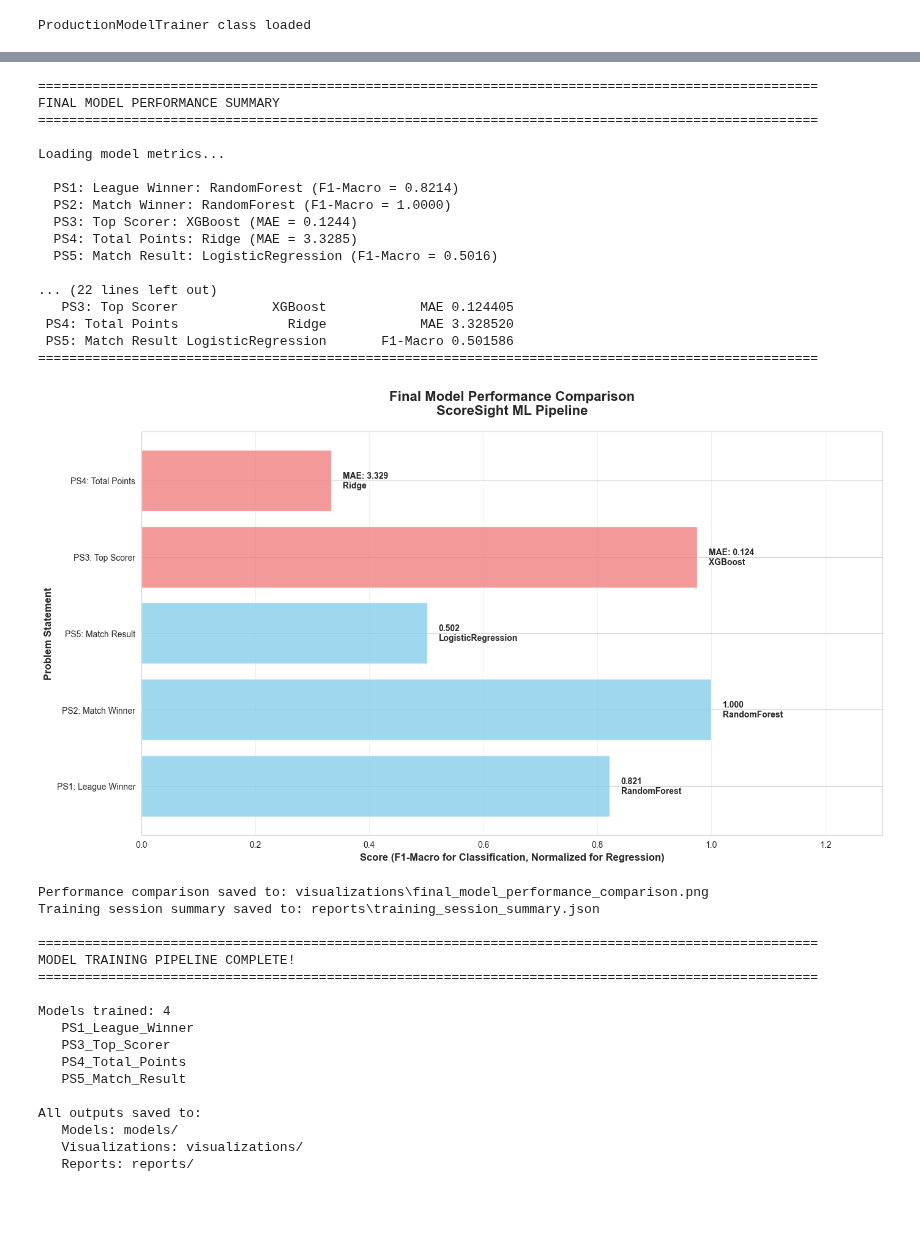
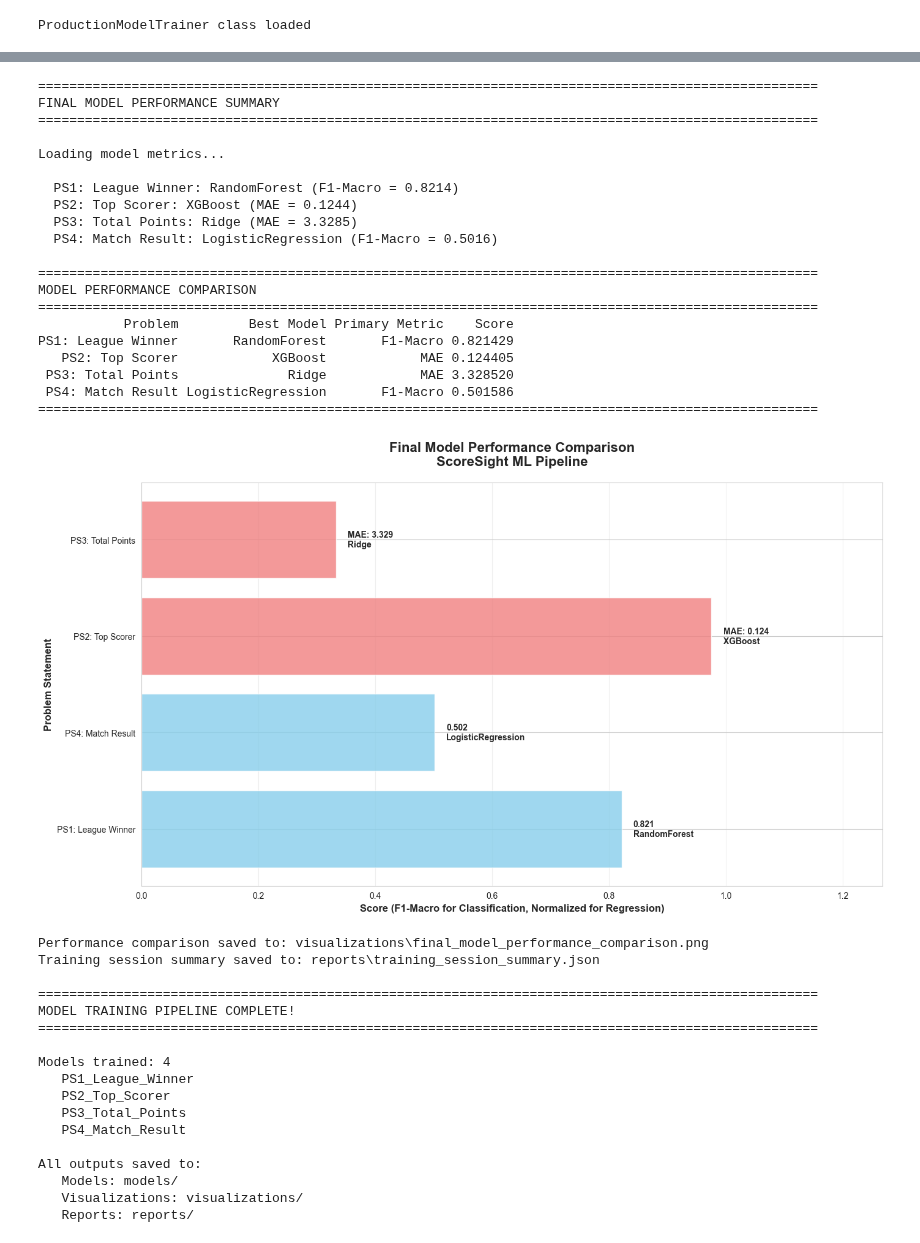
Before and after one commit to springboardmentor345a-create/Projects_2, a Jupyter notebook: notebooks/Model_Training.ipynb, the cells around one changed output, grey strips where cells are left out. Saved outputs shown, nothing was run; the diff lists cells and outputs as text; code cells hidden in the pictures; blank space fills up the shorter version.

Commit message:
Refactor: Remove PS2 Match Winner and renumber problem statements to PS1-PS4

```diff
--- a/notebooks/Model_Training.ipynb
+++ b/notebooks/Model_Training.ipynb
@@ -1520,6 +1460,6 @@ PS5 TRAINING COMPLETE
 # %%
 # ==================================================
-# Cell 9: FINAL MODEL PERFORMANCE SUMMARY
+# Cell 8: FINAL MODEL PERFORMANCE SUMMARY
 # ==================================================
 
 print("\n" + "=" * 100)
@@ -1529,10 +1469,9 @@ print("=" * 100)
 # Define paths to all metric files
 METRICS_PATHS = {
     'PS1: League Winner': MODELS_DIR / 'ps1_league_winner_metadata.json',
-    'PS2: Match Winner': MODELS_DIR / 'ps2_match_winner_metadata.json',
-    'PS3: Top Scorer': MODELS_DIR / 'ps3_top_scorer_metadata.json',
-    'PS4: Total Points': MODELS_DIR / 'ps4_total_points_metadata.json',
-    'PS5: Match Result': MODELS_DIR / 'ps5_match_result_metrics.json'
+    'PS2: Top Scorer': MODELS_DIR / 'ps2_top_scorer_metadata.json',
+    'PS3: Total Points': MODELS_DIR / 'ps3_total_points_metadata.json',
+    'PS4: Match Result': MODELS_DIR / 'ps4_match_result_metrics.json'
 }
 
 # Collect metrics
@@ -1552,7 +1491,7 @@ for name, path in METRICS_PATHS.items():
         best_model = metrics.get('best_model', 'Unknown')
 
         # Extract primary metric based on problem type
-        if 'PS1' in name or 'PS2' in name or 'PS5' in name:
+        if 'PS1' in name or 'PS4' in name:
             # Classification
             metric_name = 'F1-Macro'
             score = None
@@ -1567,7 +1506,7 @@ for name, path in METRICS_PATHS.items():
             if score is None and 'test_metrics' in metrics:
                 score = metrics['test_metrics'].get('f1_macro')
 
-        elif 'PS3' in name or 'PS4' in name:
+        elif 'PS2' in name or 'PS3' in name:
             # Regression
             metric_name = 'MAE'
             score = None
@@ -1662,42 +1601,45 @@ if summary_data:
     session_path = REPORTS_DIR / 'training_session_summary.json'
     with open(session_path, 'w') as f:
         json.dump(TRAINING_SESSION, f, indent=2)
 
     print(f"Training session summary saved to: {session_path}")
 
 else:
     print("\nNo model metrics were loaded. Training may not have completed successfully.")
 
 print("\n" + "=" * 100)
 print("MODEL TRAINING PIPELINE COMPLETE!")
 print("=" * 100)
 print(f"\nModels trained: {len(TRAINING_SESSION['models_trained'])}")
 for model in TRAINING_SESSION['models_trained']:
     print(f"   {model}")
 
 print(f"\nAll outputs saved to:")
 print(f"   Models: {MODELS_DIR}/")
 print(f"   Visualizations: {VIZ_DIR}/")
 print(f"   Reports: {REPORTS_DIR}/")
 # %% [output]
 ====================================================================================================
 FINAL MODEL PERFORMANCE SUMMARY
 ====================================================================================================
 
 Loading model metrics...
 
   PS1: League Winner: RandomForest (F1-Macro = 0.8214)
-  PS2: Match Winner: RandomForest (F1-Macro = 1.0000)
-  PS3: Top Scorer: XGBoost (MAE = 0.1244)
-  PS4: Total Points: Ridge (MAE = 3.3285)
-  PS5: Match Result: LogisticRegression (F1-Macro = 0.5016)
+  PS2: Top Scorer: XGBoost (MAE = 0.1244)
+  PS3: Total Points: Ridge (MAE = 3.3285)
+  PS4: Match Result: LogisticRegression (F1-Macro = 0.5016)
 
-... (22 lines left out)
-   PS3: Top Scorer            XGBoost            MAE 0.124405
- PS4: Total Points              Ridge            MAE 3.328520
- PS5: Match Result LogisticRegression       F1-Macro 0.501586
 ====================================================================================================
+MODEL PERFORMANCE COMPARISON
+====================================================================================================
+           Problem         Best Model Primary Metric    Score
+PS1: League Winner       RandomForest       F1-Macro 0.821429
+   PS2: Top Scorer            XGBoost            MAE 0.124405
+ PS3: Total Points              Ridge            MAE 3.328520
+ PS4: Match Result LogisticRegression       F1-Macro 0.501586
+====================================================================================================
-[figure, old version]
+[figure, new version]
 Performance comparison saved to: visualizations\final_model_performance_comparison.png
 Training session summary saved to: reports\training_session_summary.json
 
@@ -1707,9 +1649,9 @@ MODEL TRAINING PIPELINE COMPLETE!
 
 Models trained: 4
    PS1_League_Winner
-   PS3_Top_Scorer
-   PS4_Total_Points
-   PS5_Match_Result
+   PS2_Top_Scorer
+   PS3_Total_Points
+   PS4_Match_Result
 
 All outputs saved to:
    Models: models/
```
Also changed, not shown: parts of 7 cells of this notebook, 18 other files.
